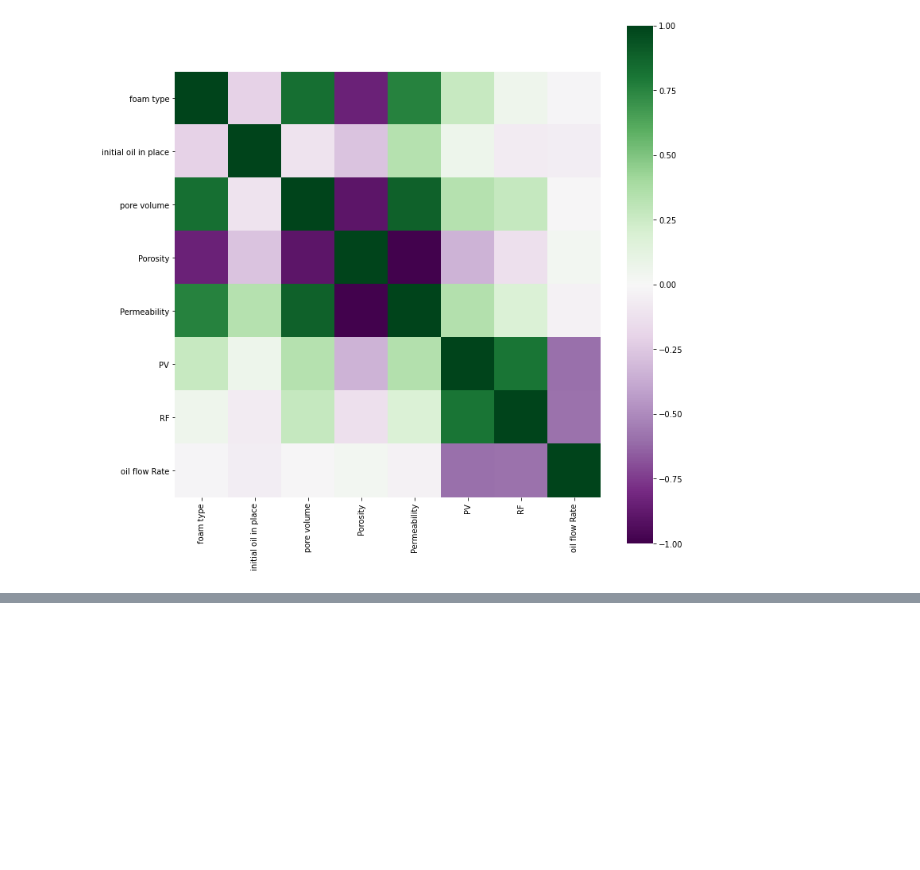
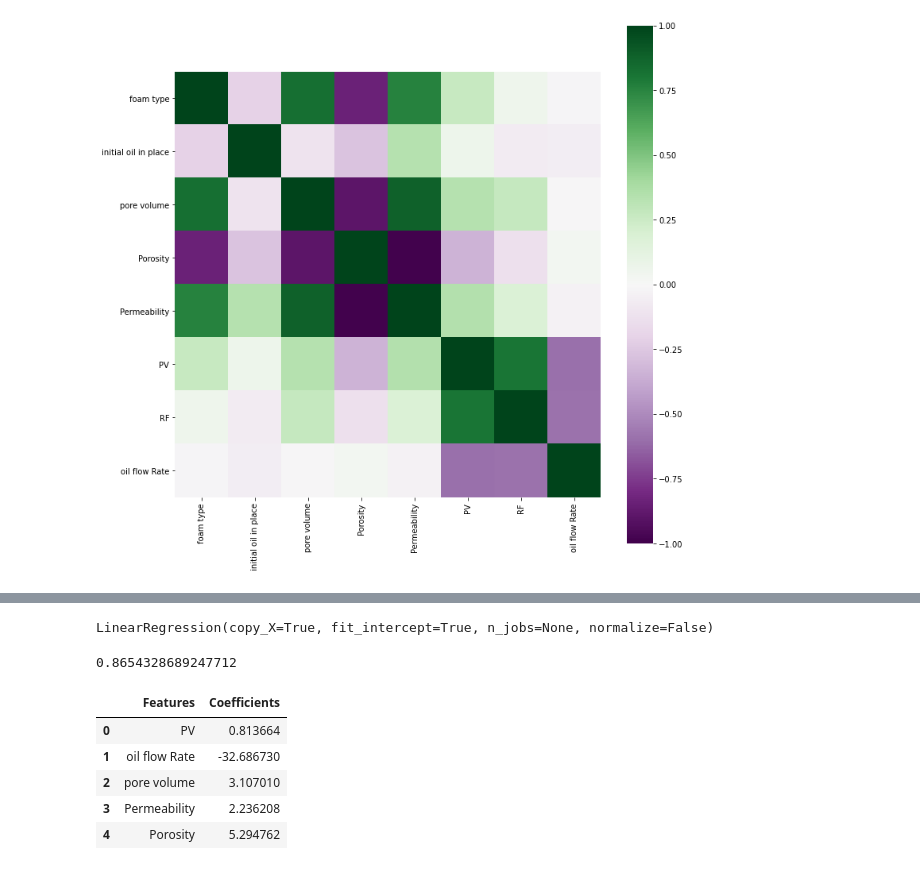
Before and after one commit to acse-srm3018/FoamCO2Prediction, a Jupyter notebook: foamprediction.ipynb, the cells around one changed output, grey strips where cells are left out. Saved outputs shown, nothing was run; the diff lists cells and outputs as text; code cells hidden in the pictures; blank space fills up the shorter version.

```diff
--- a/foamprediction.ipynb
+++ b/foamprediction.ipynb
@@ -128,0 +234,27 @@ sns.heatmap(data_num.corr(), square=True, cmap='PRGn', vmin=-1, vmax=1)
+# %%
+# instantiate model class object
+model = LinearRegression()
+
+# when using regression for inference you should fit your model to the entire dataset
+model.fit(X, y)
+# %% [output]
+LinearRegression(copy_X=True, fit_intercept=True, n_jobs=None, normalize=False)
+# %%
+# when using regression for inference it is more common to use the R-squared metric for evaluation
+# this is also typically done on the whole dataset (rather than a separate test set)
+# it is a measure of how much variance in the target variable our model is able to explain
+r2 = r2_score(y, preds)
+r2
+# %% [output]
+0.8654328689247712
+# %%
+# lets have a look at our models parameters or coefficients
+params = pd.DataFrame({'Features': X.columns, 'Coefficients': model.coef_})
+params
+# %% [output]
+|  | Features | Coefficients |
+| 0 | PV | 0.813664 |
+| 1 | oil flow Rate | -32.686730 |
+| 2 | pore volume | 3.107010 |
+| 3 | Permeability | 2.236208 |
+| 4 | Porosity | 5.294762 |
```
Also changed, not shown: parts of 18 cells of this notebook.
